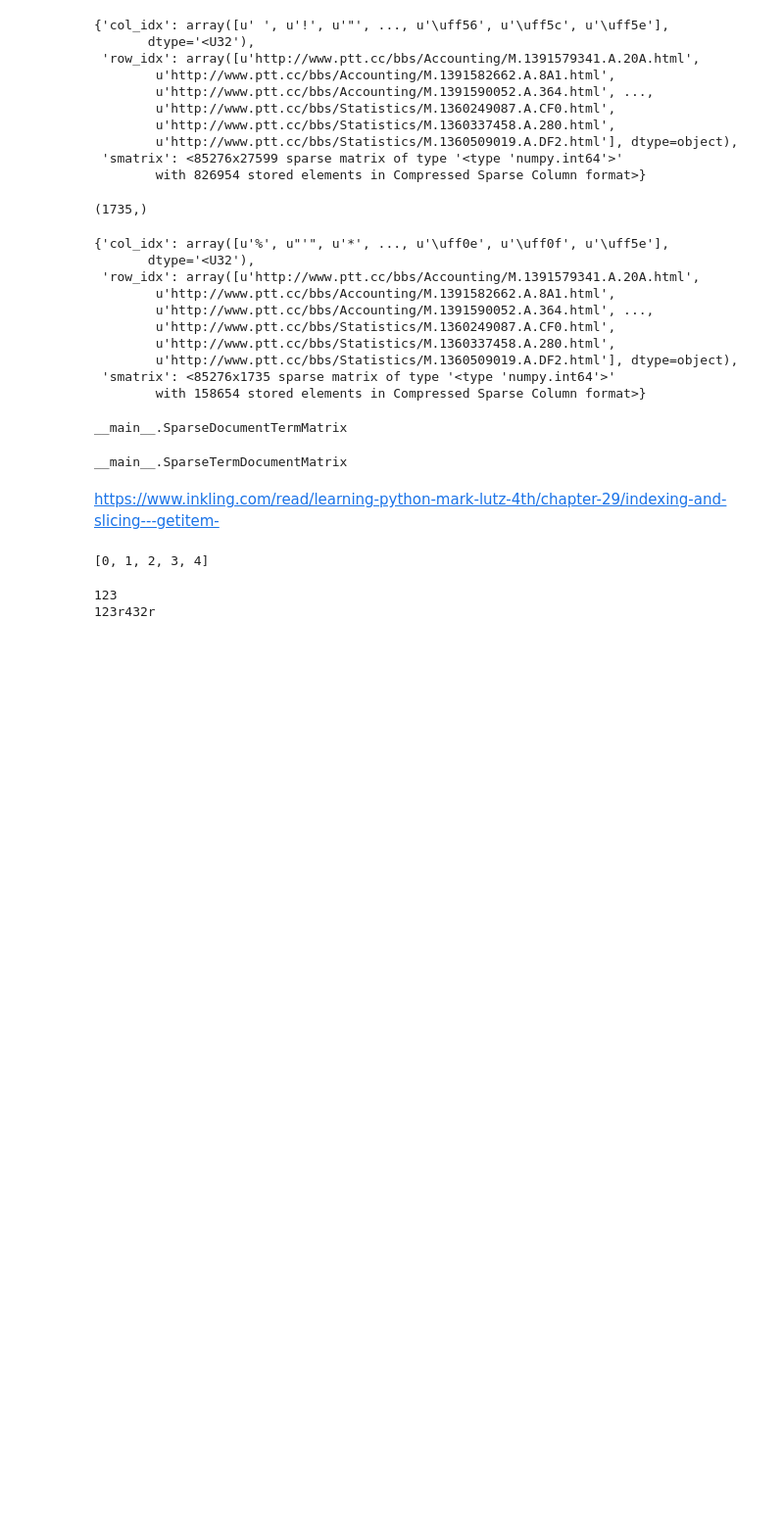
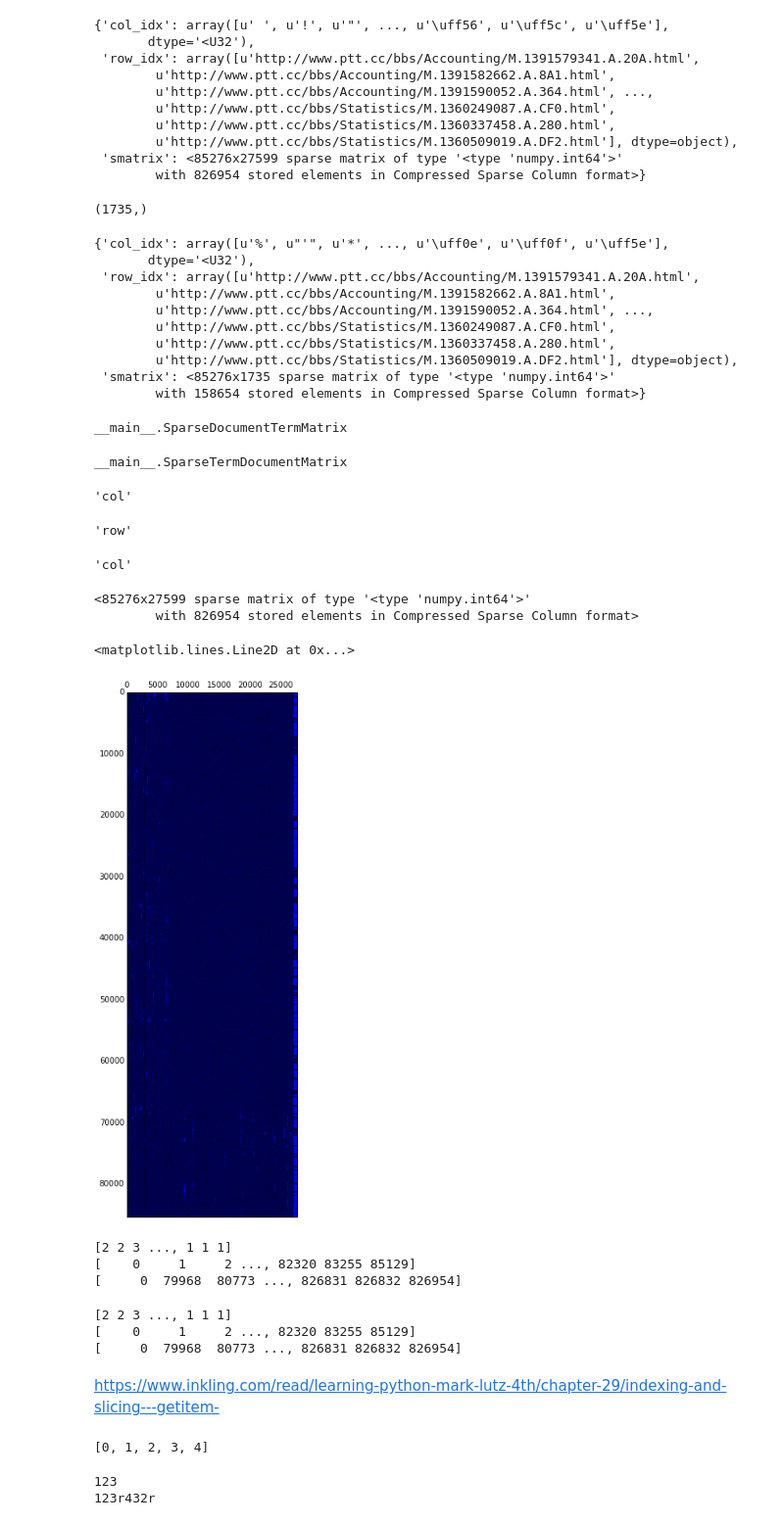
Before and after one commit to c3h3/PlaYnlp, a Jupyter notebook: dev_ipynbs/dev_new_sdtm.ipynb, the cells around one changed output. Shown: that part at 98% size. Cells and saved outputs as stored; diff of their text form; code cells hidden in the pictures; blank space fills up the shorter version.

Commit message:
add summary_type to sdfs

```diff
--- a/dev_ipynbs/dev_new_sdtm.ipynb
+++ b/dev_ipynbs/dev_new_sdtm.ipynb
@@ -1,3 +3,9 @@
+# %%
+import matplotlib.pylab as pylab
+pylab.rcParams['figure.figsize'] = 16, 12
+
+from matplotlib.font_manager import FontProperties
+cfont = FontProperties(fname="/usr/share/fonts/truetype/wqy/wqy-zenhei.ttc", size = 14)
 # %%
 from pymongo import MongoClient
 mongo_client = MongoClient()
@@ -59,6 +67,11 @@ class SparseDataFrameSummary(dict):
 
         if sdf != None:
             self["sdf"] = sdf
+            if self["sdf"].is_matched_col_shape(self['summary_data']):
+                self["summary_type"] = "col"
+
+            if self["sdf"].is_matched_row_shape(self['summary_data']):
+                self["summary_type"] = "row"
 
 
     def __lt__(self, upper_bound):
@@ -105,6 +118,11 @@ class SparseDataFrameSummary(dict):
         assert self._is_bool
 
         return self["summary_idx"][self['summary_data']]
+
+    @property
+    def _summary_type(self):
+        assert self._has_sdf
+        return self["summary_type"]
 
     @property
     def _sub_sdf(self):
@@ -447,3 +467,7 @@ __main__.SparseDocumentTermMatrix
 type(((test_sdtm.summarize_sdf() > 30) & (test_sdtm.summarize_sdf() < 400))._sub_sdf.T)
 # %% [output]
 __main__.SparseTermDocumentMatrix
+# %%
+((test_sdtm.summarize_sdf() > 30) & (test_sdtm.summarize_sdf() < 400))._summary_type
+# %% [output]
+'col'
@@ -449,0 +476,18 @@ __main__.SparseTermDocumentMatrix
+# %%
+(test_sdtm.summarize_sdf(L0_norm_row_summarizer) > 30)._summary_type
+# %% [output]
+'row'
+# %%
+(test_sdtm.summarize_sdf() > 30)._summary_type
+# %% [output]
+'col'
+# %%
+test_sdtm._smatrix
+# %% [output]
+<85276x27599 sparse matrix of type '<type 'numpy.int64'>'
+        with 826954 stored elements in Compressed Sparse Column format>
+# %%
+pylab.spy(test_sdtm._smatrix)
+# %% [output]
+<matplotlib.lines.Line2D at 0x...>
+[figure, added]
@@ -450,3 +496,19 @@ __main__.SparseTermDocumentMatrix
+# %%
+print test_smatrix.data
+print test_smatrix.indices
+print test_smatrix.indptr
+# %% [output]
+[2 2 3 ..., 1 1 1]
+[    0     1     2 ..., 82320 83255 85129]
+[     0  79968  80773 ..., 826831 826832 826954]
+# %%
+print test_smatrix.T.data
+print test_smatrix.T.indices
+print test_smatrix.T.indptr
+# %% [output]
+[2 2 3 ..., 1 1 1]
+[    0     1     2 ..., 82320 83255 85129]
+[     0  79968  80773 ..., 826831 826832 826954]
 # %% [markdown]
 https://www.inkling.com/read/learning-python-mark-lutz-4th/chapter-29/indexing-and-slicing---getitem-
 # %%
```
Also changed, not shown: parts of 6 cells of this notebook, 1 other file.
